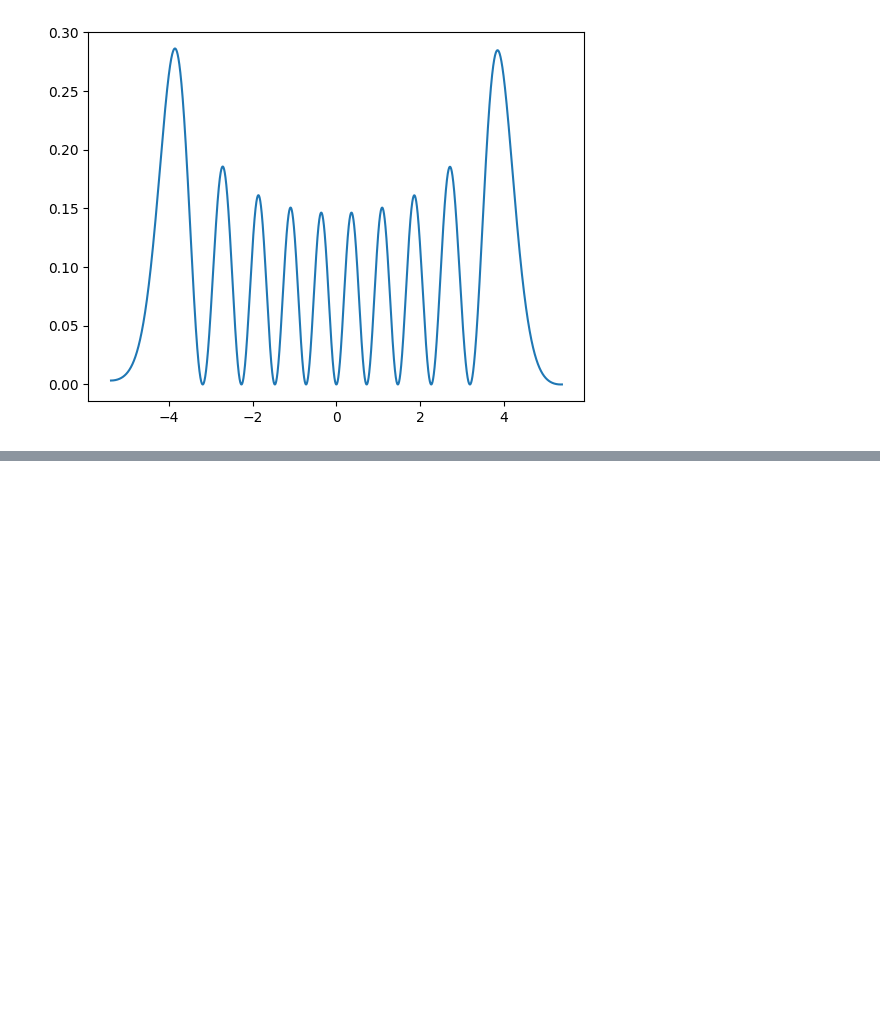
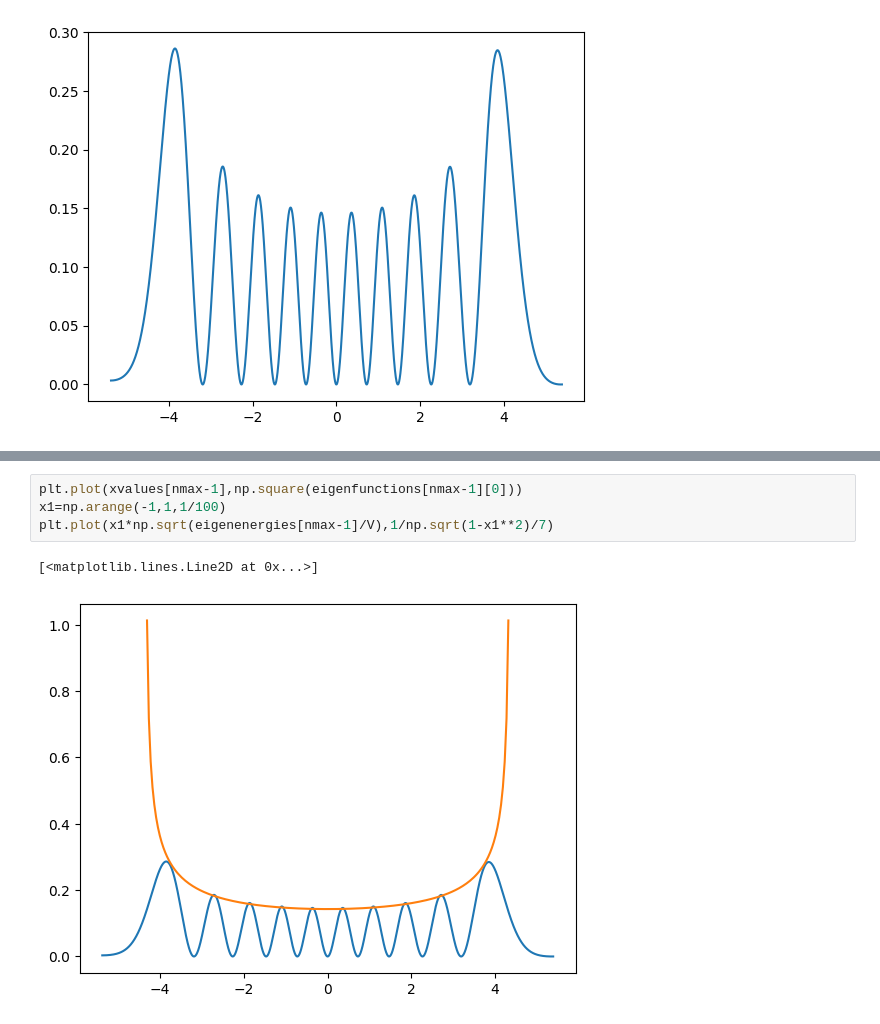
Before and after one commit to A-Hashemiann/Quantum_Information_Computation, a Jupyter notebook: Schrödinger/Harmonic_oscillator.ipynb, the cells around one changed output, grey strips where cells are left out. Drawn from its saved outputs; the diff is of its cells as text; blank space fills up the shorter version.

```diff
--- a/Schrödinger/Harmonic_oscillator.ipynb
+++ b/Schrödinger/Harmonic_oscillator.ipynb
@@ -154,0 +165,7 @@ plt.plot(xvalues[nmax-1],np.square(eigenfunctions[nmax-1][0]))
+# %%
+plt.plot(xvalues[nmax-1],np.square(eigenfunctions[nmax-1][0]))
+x1=np.arange(-1,1,1/100)
+plt.plot(x1*np.sqrt(eigenenergies[nmax-1]/V),1/np.sqrt(1-x1**2)/7)
+# %% [output]
+[<matplotlib.lines.Line2D at 0x...>]
+[figure, added]
```
Also changed, not shown: parts of 1 cell of this notebook.
